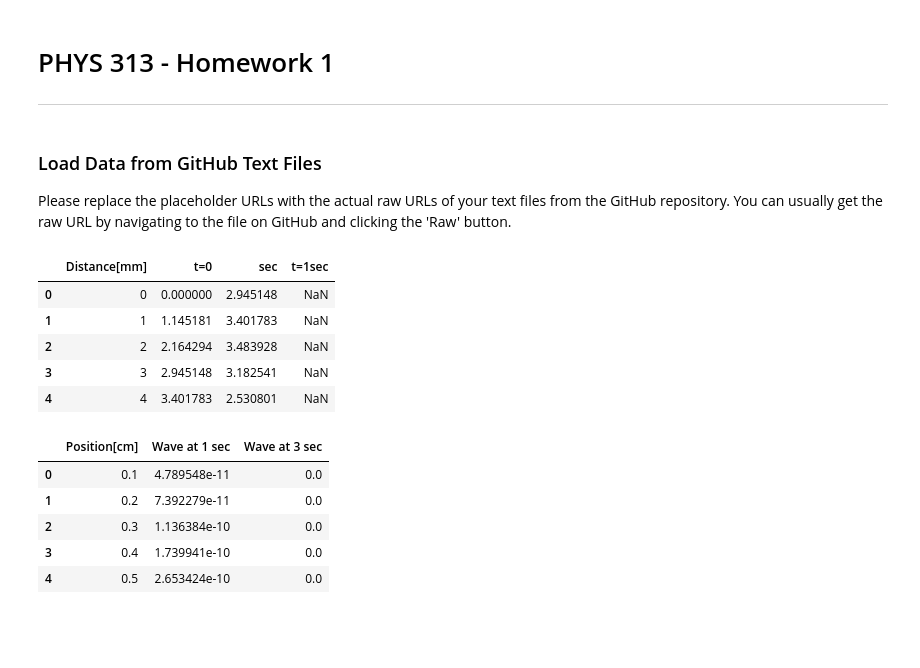
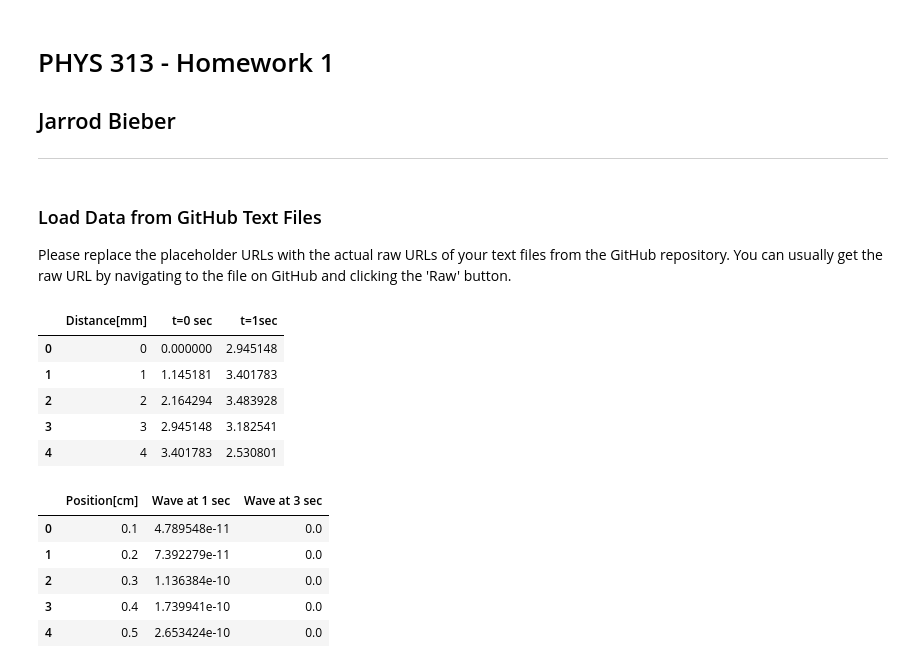
Before and after one commit to jarrodsb/PHYS_313, a Jupyter notebook: HW1/Bieber_HW1.ipynb, the cells around one changed output. Cells and saved outputs as stored; diff of their text form; code cells hidden in the pictures; blank space fills up the shorter version.

```diff
--- a/HW1/Bieber_HW1.ipynb
+++ b/HW1/Bieber_HW1.ipynb
@@ -2,7 +2,7 @@
 <a href="https://colab.research.google.com/github/jarrodsb/PHYS_313/blob/main/HW1/Bieber_HW1.ipynb" target="_parent"><img src="https://colab.research.google.com/assets/colab-badge.svg" alt="Open In Colab"/></a>
 # %% [markdown]
 # PHYS 313 - Homework 1
-
+## Jarrod Bieber
 ---
 # %%
 import numpy as np
@@ -37,19 +16,16 @@ except Exception as e:
 # %%
-sine_waves = pd.read_csv('https://raw.githubusercontent.com/jarrodsb/PHYS_313/refs/heads/main/HW1/sine_waves.txt', sep=r'\s+')
-two_Gauss = pd.read_csv('https://raw.githubusercontent.com/jarrodsb/PHYS_313/refs/heads/main/HW1/two_Gauss.txt', sep='\t')
+sw = pd.read_csv('https://raw.githubusercontent.com/jarrodsb/PHYS_313/refs/heads/main/HW1/sine_waves.txt', sep=r'\t')
+gauss = pd.read_csv('https://raw.githubusercontent.com/jarrodsb/PHYS_313/refs/heads/main/HW1/two_Gauss.txt', sep='\t', usecols=[0, 1, 2]) # Remove empty columns
 
-# Remove any columns that start with 'Unnamed' (these are typically empty or parsing artifacts)
-two_Gauss = two_Gauss.loc[:, ~two_Gauss.columns.str.contains('^Unnamed')]
-
-display(sine_waves.head())
-display(two_Gauss.head())
+display(sw.head())
+display(gauss.head())
 # %% [output]
-|  | Distance[mm] | t=0 | sec | t=1sec |
-| 0 | 0 | 0.000000 | 2.945148 | NaN |
-| 1 | 1 | 1.145181 | 3.401783 | NaN |
-| 2 | 2 | 2.164294 | 3.483928 | NaN |
-| 3 | 3 | 2.945148 | 3.182541 | NaN |
-| 4 | 4 | 3.401783 | 2.530801 | NaN |
+|  | Distance[mm] | t=0 sec | t=1sec |
+| 0 | 0 | 0.000000 | 2.945148 |
+| 1 | 1 | 1.145181 | 3.401783 |
+| 2 | 2 | 2.164294 | 3.483928 |
+| 3 | 3 | 2.945148 | 3.182541 |
+| 4 | 4 | 3.401783 | 2.530801 |
 |  | Position[cm] | Wave at 1 sec | Wave at 3 sec |
 | 0 | 0.1 | 4.789548e-11 | 0.0 |
 | 1 | 0.2 | 7.392279e-11 | 0.0 |
```
Also changed, not shown: parts of 24 cells of this notebook.
